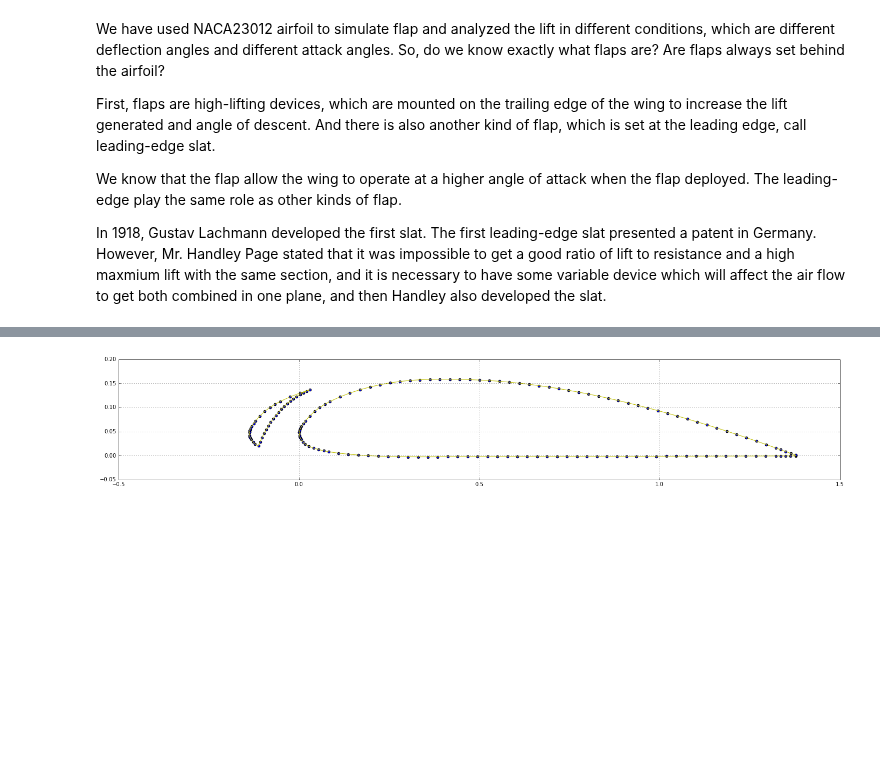
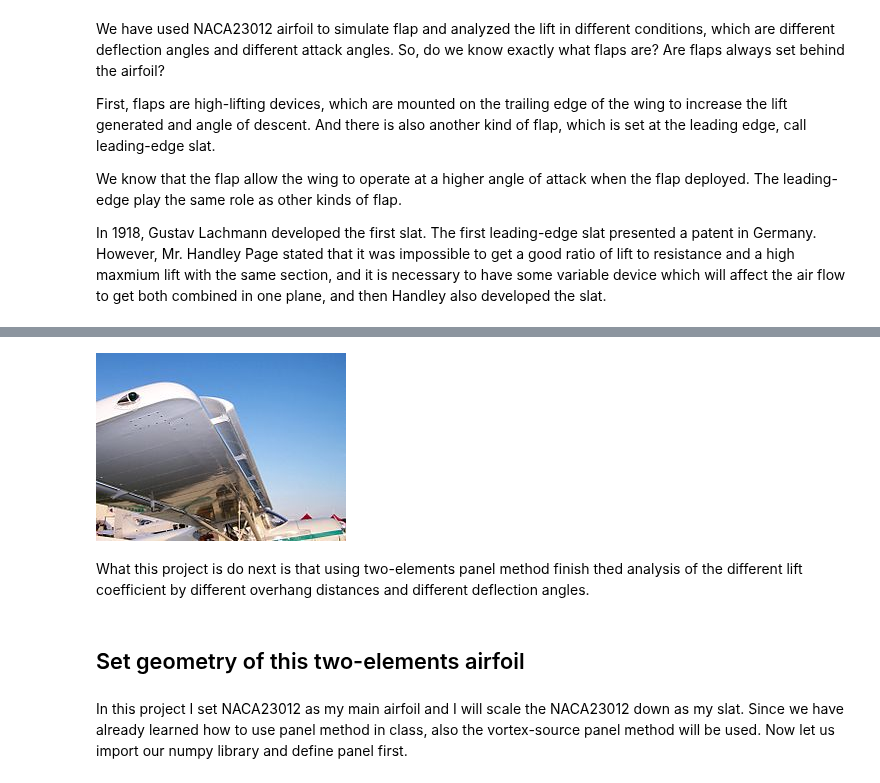
Before and after one commit to barbagroup/AeroPython-studentprojects2017, a Jupyter notebook: jiangtianliu/Jiangtian's_finalproject.ipynb, the cells around one changed output, grey strips where cells are left out. Cells and saved outputs as stored; diff of their text form; code cells hidden in the pictures; blank space fills up the shorter version.

```diff
--- a/jiangtianliu/Jiangtian's_finalproject.ipynb
+++ b/jiangtianliu/Jiangtian's_finalproject.ipynb
@@ -17,2 +20,13 @@ During World War II, German developed a more advanced version. It allowed aircra
+# %%
+from IPython.display import Image
+Image(filename='slatpicture.jpg')
+# %% [output]
+[figure, added]
+# %% [markdown]
+What this project is do next is that using two-elements panel method finish thed analysis of the different lift coefficient by different overhang distances and different deflection angles.
+# %% [markdown]
+## Set geometry of this two-elements airfoil
+# %% [markdown]
+In this project I set NACA23012 as my main airfoil and I will scale the NACA23012 down as my slat. Since we have already learned how to use panel method in class, also the vortex-source panel method will be used. Now let us import our numpy library and define panel first.
 # %%
 import numpy
@@ -26,8 +173,0 @@ with open ('slat.csv') as file_name:
-# %%
-pyplot.figure(figsize=(24,4))
-pyplot.plot(xmain, ymain, xslat, yslat, color='y', linestyle='-', linewidth=1);
-pyplot.scatter(xmain,ymain)
-pyplot.scatter(xslat,yslat)
-pyplot.grid(True)
-# %% [output]
-[figure, removed]
```
Also changed, not shown: parts of 13 cells of this notebook.
